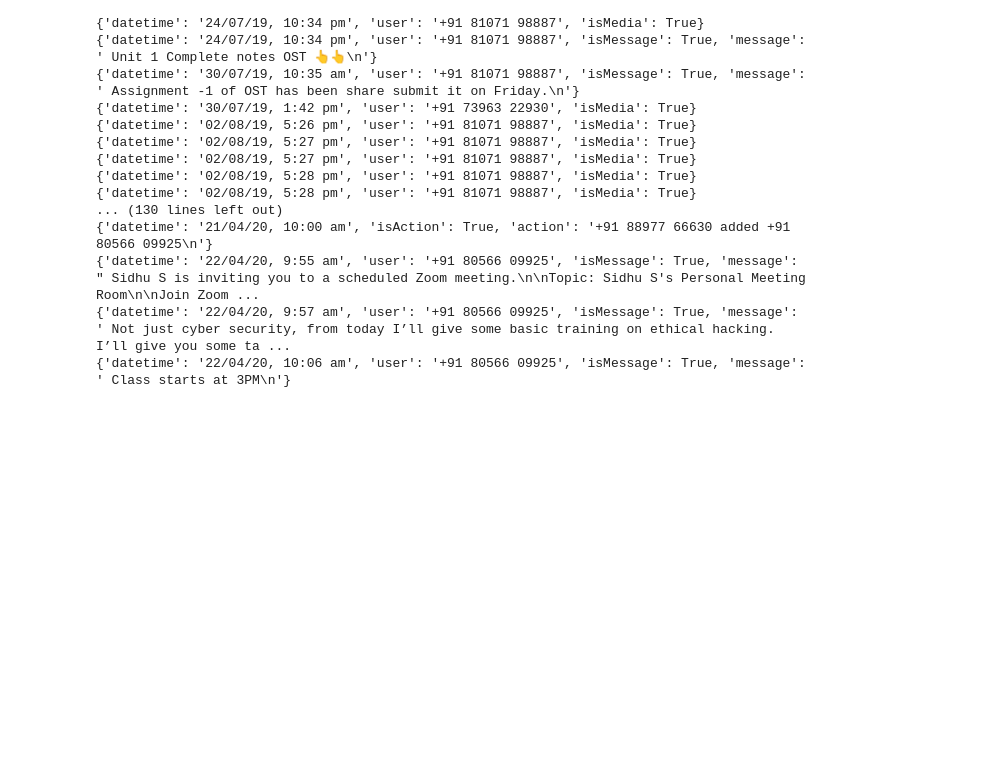
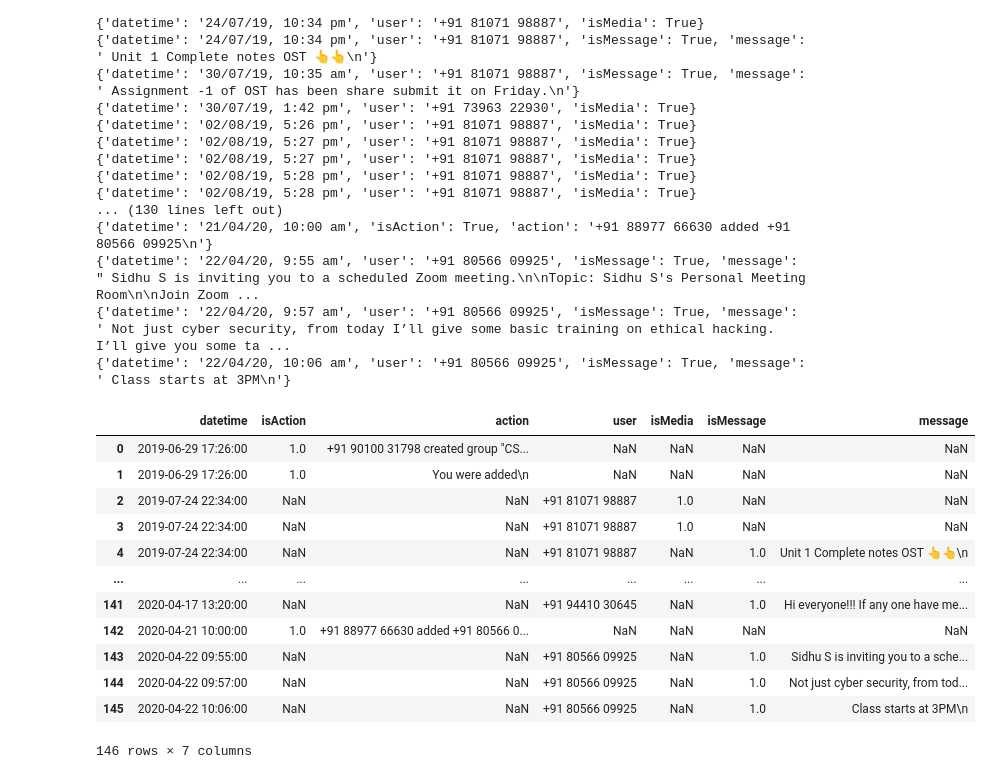
Before and after one commit to SriSatyaLokesh/some-app-for-whatsapp, a Jupyter notebook: notebooks/UI/Whatsapp_to_JSON-vasavi.ipynb, the cells around one changed output. Cells and saved outputs as stored; diff of their text form; code cells hidden in the pictures; blank space fills up the shorter version.

Commit message:
List of dictionaries to JSON

```diff
--- a/notebooks/UI/Whatsapp_to_JSON-vasavi.ipynb
+++ b/notebooks/UI/Whatsapp_to_JSON-vasavi.ipynb
@@ -60,0 +63,2 @@ for i in chat1:
+# %%
+chat_json = json.dumps(chat1)
@@ -60,0 +67,17 @@ for i in chat1:
+# %%
+data = pd.read_json(chat_json)
+data
+# %% [output]
+|  | datetime | isAction | action | user | isMedia | isMessage | message |
+| 0 | 2019-06-29 17:26:00 | 1.0 | +91 90100 31798 created group "CS... | NaN | NaN | NaN | NaN |
+| 1 | 2019-06-29 17:26:00 | 1.0 | You were added\n | NaN | NaN | NaN | NaN |
+| 2 | 2019-07-24 22:34:00 | NaN | NaN | +91 81071 98887 | 1.0 | NaN | NaN |
+| 3 | 2019-07-24 22:34:00 | NaN | NaN | +91 81071 98887 | 1.0 | NaN | NaN |
+| 4 | 2019-07-24 22:34:00 | NaN | NaN | +91 81071 98887 | NaN | 1.0 | Unit 1 Complete notes OST 👆👆\n |
+| ... | ... | ... | ... | ... | ... | ... | ... |
+| 141 | 2020-04-17 13:20:00 | NaN | NaN | +91 94410 30645 | NaN | 1.0 | Hi everyone!!! If any one have me... |
+| 142 | 2020-04-21 10:00:00 | 1.0 | +91 88977 66630 added +91 80566 0... | NaN | NaN | NaN | NaN |
+| 143 | 2020-04-22 09:55:00 | NaN | NaN | +91 80566 09925 | NaN | 1.0 | Sidhu S is inviting you to a sche... |
+| 144 | 2020-04-22 09:57:00 | NaN | NaN | +91 80566 09925 | NaN | 1.0 | Not just cyber security, from tod... |
+| 145 | 2020-04-22 10:06:00 | NaN | NaN | +91 80566 09925 | NaN | 1.0 | Class starts at 3PM\n |
+146 rows × 7 columns
```
Also changed, not shown: parts of 2 cells of this notebook.
